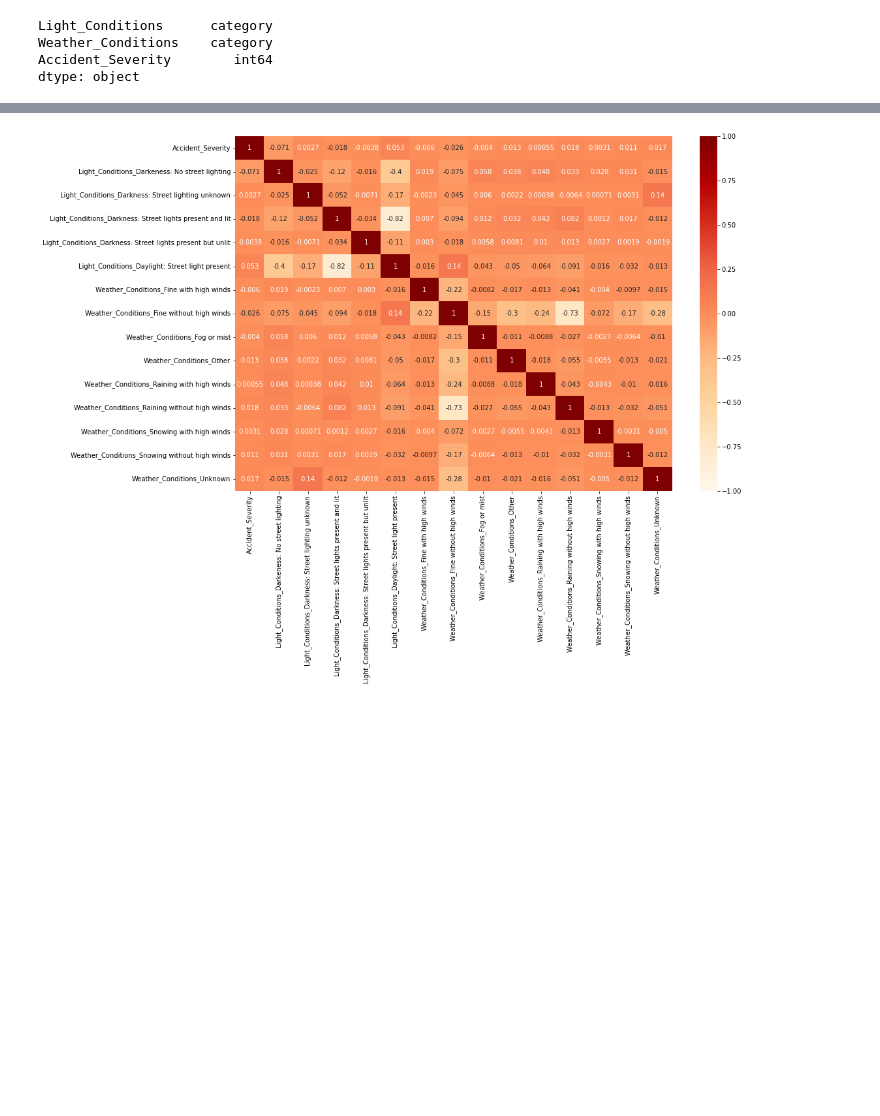
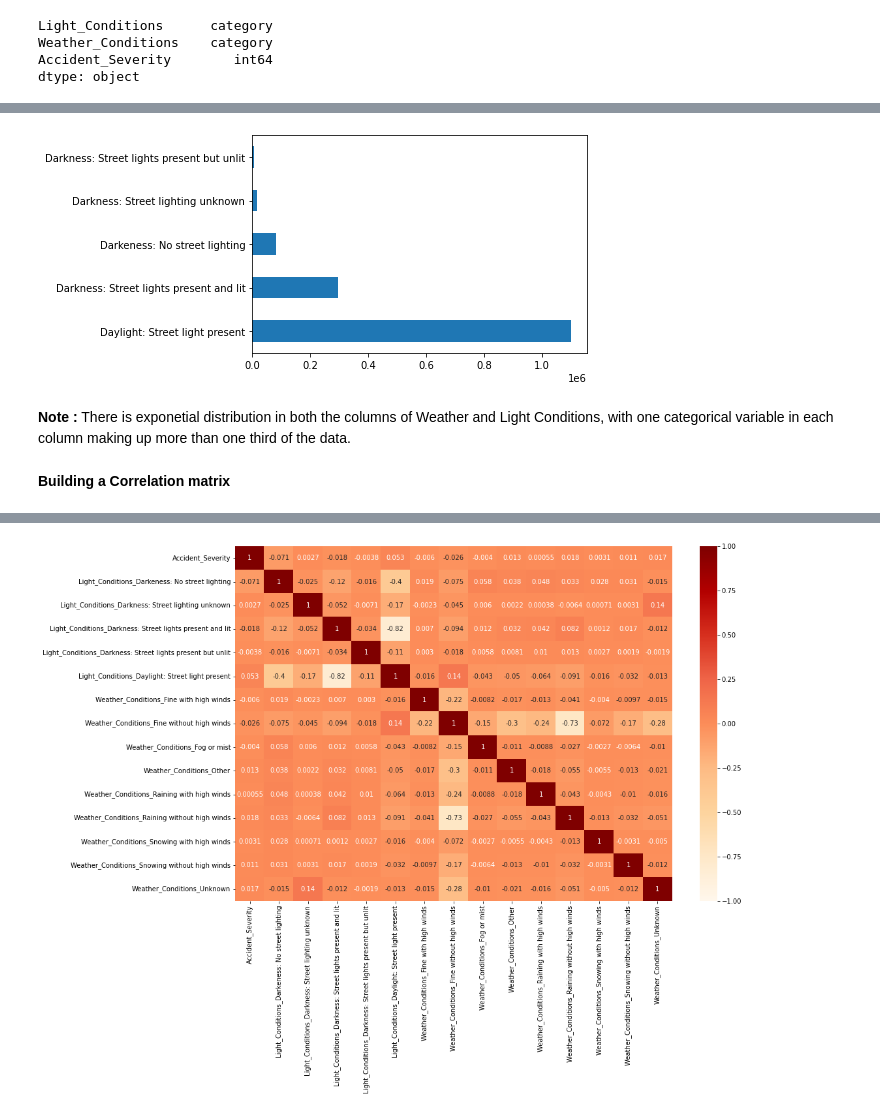
Before and after one commit to prateem-biswas/Data-Science-, a Jupyter notebook: Data_Analysis_UK_accidents.ipynb, the cells around one changed output, grey strips where cells are left out. Cells and saved outputs as stored; diff of their text form; code cells hidden in the pictures; blank space fills up the shorter version.

```diff
--- a/Data_Analysis_UK_accidents.ipynb
+++ b/Data_Analysis_UK_accidents.ipynb
@@ -615,3 +654,12 @@ dtype: object
+# %%
+accident_severity['Light_Conditions'].value_counts().plot(kind = 'barh')
+plt.show()
+# %% [output]
+[figure, added]
+# %% [markdown]
+**Note :** There is exponetial distribution in both the columns of Weather and Light Conditions, with one categorical variable in each column making up more than one third of the data.
+# %% [markdown]
+**Building a Correlation matrix**
 # %%
 accident_severity = pd.get_dummies(data=accident_severity, columns=['Light_Conditions', 'Weather_Conditions'])
 # %%
```
Also changed, not shown: parts of 18 cells of this notebook.
